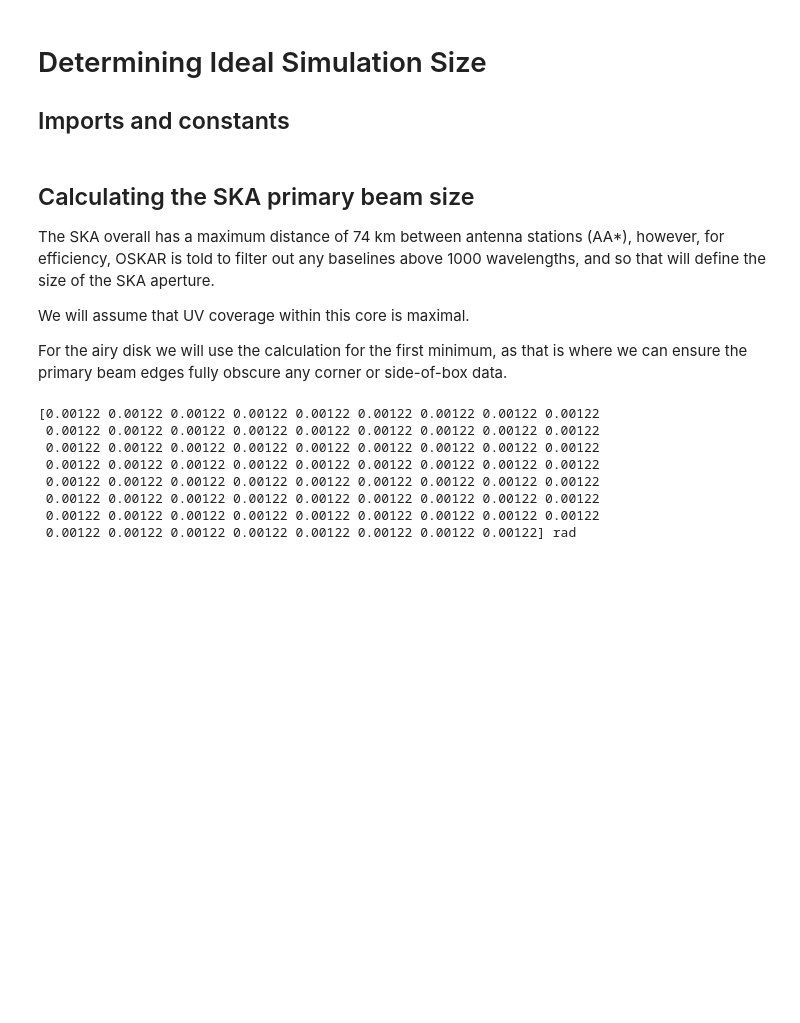
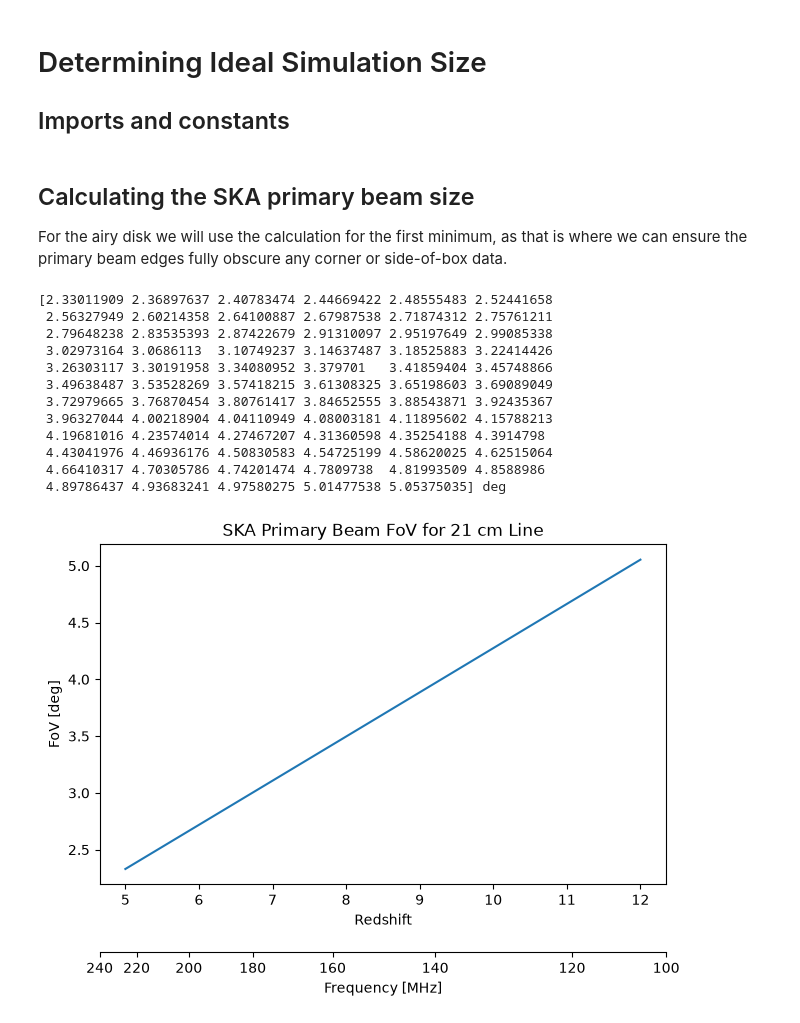
Before and after one commit to oliviax727/phd-programs, a Jupyter notebook: interferometry practice/primary_beam.ipynb, the cells around one changed output. Saved outputs shown, nothing was run; the diff lists cells and outputs as text; code cells hidden in the pictures; blank space fills up the shorter version.

Commit message:
figured out beam size calc issue

```diff
--- a/interferometry practice/primary_beam.ipynb
+++ b/interferometry practice/primary_beam.ipynb
@@ -13,10 +13,8 @@ from oskareor.skalow_calc import SKAMath as omath
+# %%
+STATION_DIAMETER = 38 * u.m
 # %% [markdown]
 ## Calculating the SKA primary beam size
 
-The SKA overall has a maximum distance of 74 km between antenna stations (AA\*), however, for efficiency, OSKAR is told to filter out any baselines above 1000 wavelengths, and so that will define the size of the SKA aperture.
-
-We will assume that UV coverage within this core is maximal.
-
 For the airy disk we will use the calculation for the first minimum, as that is where we can ensure the primary beam edges fully obscure any corner or side-of-box data.
 # %%
 # Create array of redshift values from 5 to 12 inclusive, use 71 entries (i.e. a redshift step of 0.1)
@@ -26,19 +24,43 @@ zs = np.linspace(5, 12, 71)
 fs = omath.FREQ_21CM / (zs + 1)
 λs = c.c / fs
 
-# Wavelength-relative apeture sizes
-ds = λs * 1000
-
 # Airy disk first minimum
-θs = np.asin(1.22 * λs / ds)
+θs = np.asin(1.22 * λs / STATION_DIAMETER).to(u.deg)
 
 print(θs)
 # %% [output]
-[0.00122 0.00122 0.00122 0.00122 0.00122 0.00122 0.00122 0.00122 0.00122
- 0.00122 0.00122 0.00122 0.00122 0.00122 0.00122 0.00122 0.00122 0.00122
- 0.00122 0.00122 0.00122 0.00122 0.00122 0.00122 0.00122 0.00122 0.00122
- 0.00122 0.00122 0.00122 0.00122 0.00122 0.00122 0.00122 0.00122 0.00122
- 0.00122 0.00122 0.00122 0.00122 0.00122 0.00122 0.00122 0.00122 0.00122
- 0.00122 0.00122 0.00122 0.00122 0.00122 0.00122 0.00122 0.00122 0.00122
- 0.00122 0.00122 0.00122 0.00122 0.00122 0.00122 0.00122 0.00122 0.00122
- 0.00122 0.00122 0.00122 0.00122 0.00122 0.00122 0.00122 0.00122] rad
+[2.33011909 2.36897637 2.40783474 2.44669422 2.48555483 2.52441658
+ 2.56327949 2.60214358 2.64100887 2.67987538 2.71874312 2.75761211
+ 2.79648238 2.83535393 2.87422679 2.91310097 2.95197649 2.99085338
+ 3.02973164 3.0686113  3.10749237 3.14637487 3.18525883 3.22414426
+ 3.26303117 3.30191958 3.34080952 3.379701   3.41859404 3.45748866
+ 3.49638487 3.53528269 3.57418215 3.61308325 3.65198603 3.69089049
+ 3.72979665 3.76870454 3.80761417 3.84652555 3.88543871 3.92435367
+ 3.96327044 4.00218904 4.04110949 4.08003181 4.11895602 4.15788213
+ 4.19681016 4.23574014 4.27467207 4.31360598 4.35254188 4.3914798
+ 4.43041976 4.46936176 4.50830583 4.54725199 4.58620025 4.62515064
+ 4.66410317 4.70305786 4.74201474 4.7809738  4.81993509 4.8588986
+ 4.89786437 4.93683241 4.97580275 5.01477538 5.05375035] deg
+# %%
+fig, ax = plt.subplots(layout='constrained')
+
+ax.plot(zs, θs)
+ax.set_xlabel("Redshift")
+ax.set_ylabel("FoV [deg]")
+ax.set_title("SKA Primary Beam FoV for 21 cm Line")
+
+# Build a secondary x-axis from z -> frequency (MHz) using the existing fs array.
+fs_mhz = fs.to_value(u.MHz)
+
+def z_to_mhz(z):
+    return np.interp(z, zs, fs_mhz)
+
+def mhz_to_z(mhz):
+    return np.interp(mhz, fs_mhz[::-1], zs[::-1])
+
+secax = ax.secondary_xaxis(-0.20, functions=(z_to_mhz, mhz_to_z))
+secax.set_xlabel("Frequency [MHz]")
+
+plt.show()
+# %% [output]
+[figure, added]
```
Also changed, not shown: parts of 5 cells of this notebook, 1 other file.
